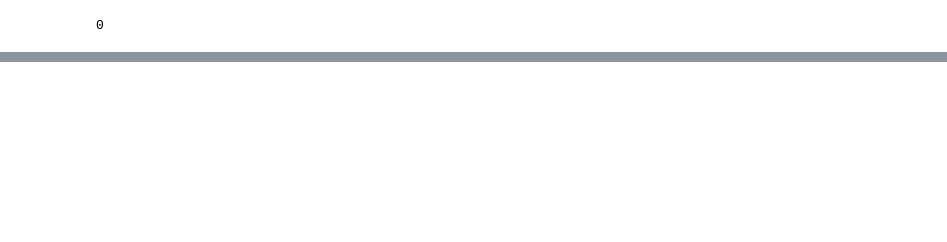
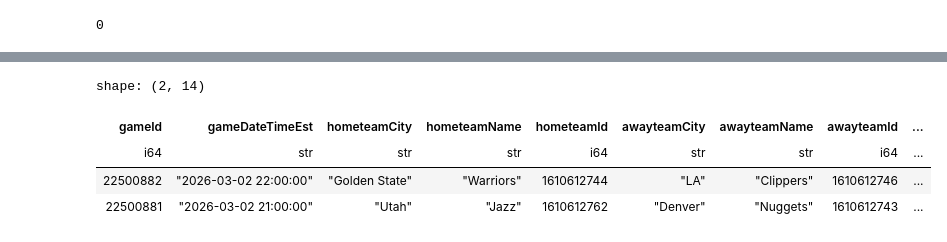
Before and after one commit to mateorzan/polarsNBA, a Jupyter notebook: notebooks/Games.ipynb, the cells around one changed output, grey strips where cells are left out. Cells and saved outputs as stored; diff of their text form; code cells hidden in the pictures; blank space fills up the shorter version.

```diff
--- a/notebooks/Games.ipynb
+++ b/notebooks/Games.ipynb
@@ -242,0 +259,8 @@ df_games.is_duplicated().sum()
+# %%
+df_games.head(2)
+# %% [output]
+shape: (2, 14)
+| gameId | gameDateTimeEst | hometeamCity | hometeamName | hometeamId | awayteamCity | awayteamName | awayteamId | ... |
+| i64 | str | str | str | i64 | str | str | i64 | ... |
+| 22500882 | "2026-03-02 22:00:00" | "Golden State" | "Warriors" | 1610612744 | "LA" | "Clippers" | 1610612746 | ... |
+| 22500881 | "2026-03-02 21:00:00" | "Utah" | "Jazz" | 1610612762 | "Denver" | "Nuggets" | 1610612743 | ... |
```
Also changed, not shown: parts of 11 cells of this notebook, 5 other files.
